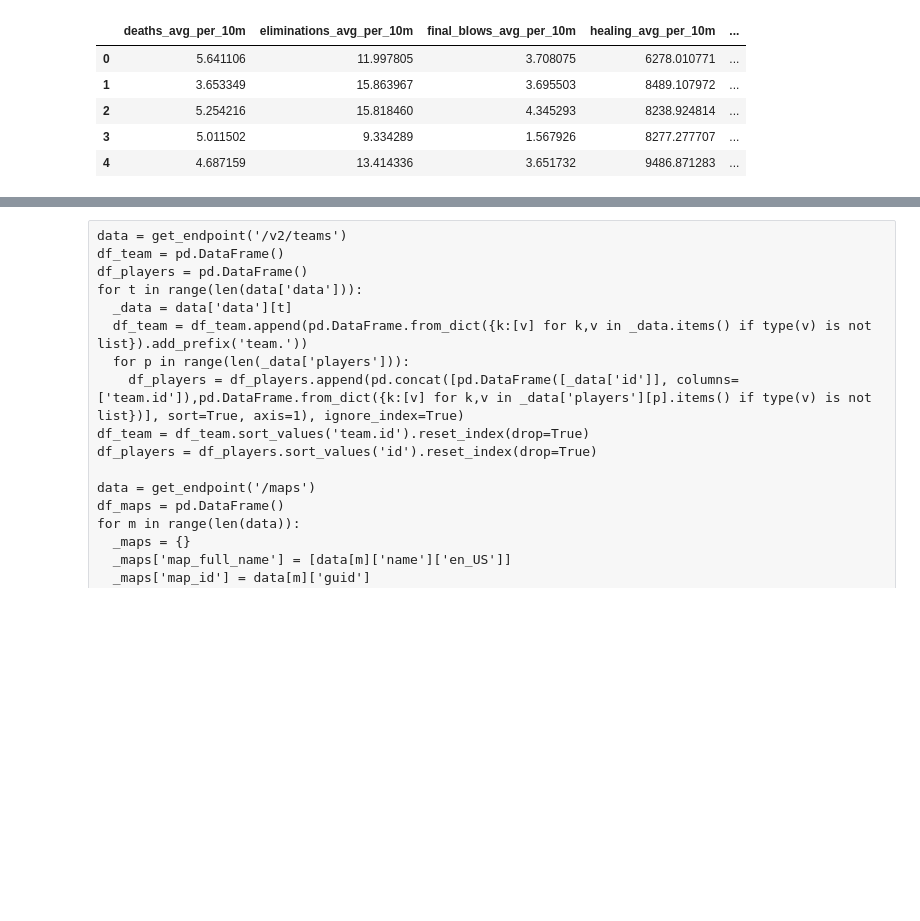
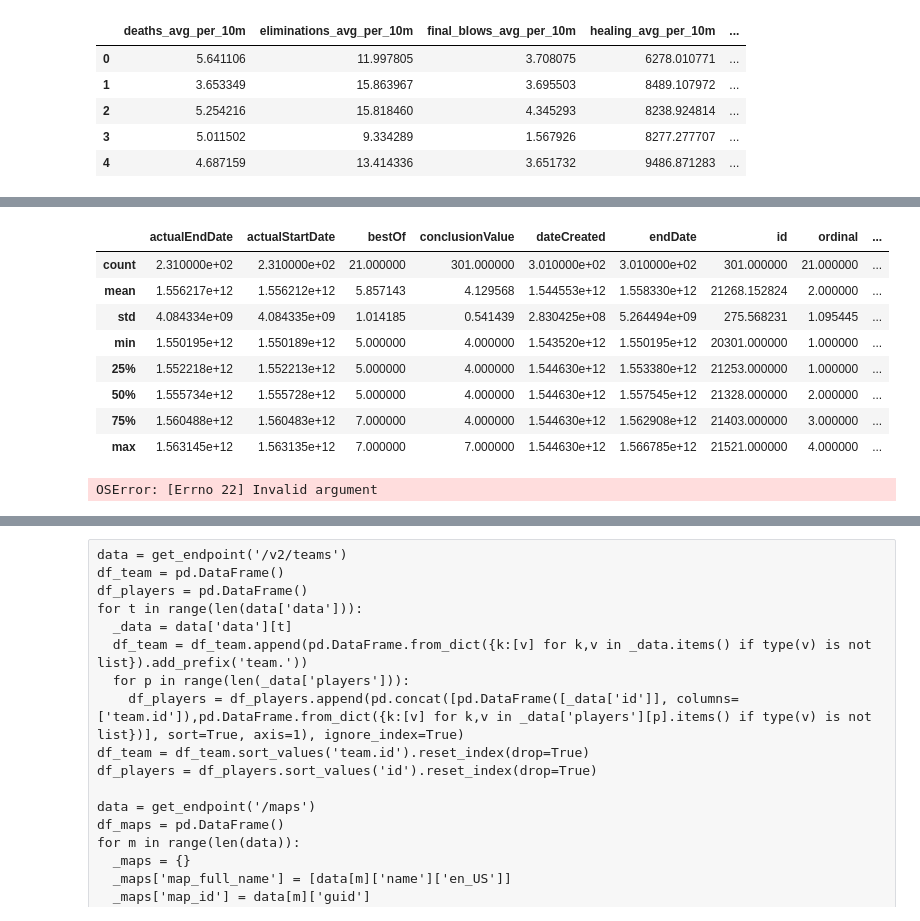
Before and after one commit to ianad/owl-api, a Jupyter notebook: owl_api.ipynb, the cells around one changed output, grey strips where cells are left out. Saved outputs shown, nothing was run; the diff lists cells and outputs as text; code cells hidden in the pictures; blank space fills up the shorter version.

```diff
--- a/owl_api.ipynb
+++ b/owl_api.ipynb
@@ -69,0 +105,16 @@ matches_df.head()
+# %%
+matches_df.describe()
+# %% [output]
+|  | actualEndDate | actualStartDate | bestOf | conclusionValue | dateCreated | endDate | id | ordinal | ... |
+| count | 2.310000e+02 | 2.310000e+02 | 21.000000 | 301.000000 | 3.010000e+02 | 3.010000e+02 | 301.000000 | 21.000000 | ... |
+| mean | 1.556217e+12 | 1.556212e+12 | 5.857143 | 4.129568 | 1.544553e+12 | 1.558330e+12 | 21268.152824 | 2.000000 | ... |
+| std | 4.084334e+09 | 4.084335e+09 | 1.014185 | 0.541439 | 2.830425e+08 | 5.264494e+09 | 275.568231 | 1.095445 | ... |
+| min | 1.550195e+12 | 1.550189e+12 | 5.000000 | 4.000000 | 1.543520e+12 | 1.550195e+12 | 20301.000000 | 1.000000 | ... |
+| 25% | 1.552218e+12 | 1.552213e+12 | 5.000000 | 4.000000 | 1.544630e+12 | 1.553380e+12 | 21253.000000 | 1.000000 | ... |
+| 50% | 1.555734e+12 | 1.555728e+12 | 5.000000 | 4.000000 | 1.544630e+12 | 1.557545e+12 | 21328.000000 | 2.000000 | ... |
+| 75% | 1.560488e+12 | 1.560483e+12 | 7.000000 | 4.000000 | 1.544630e+12 | 1.562908e+12 | 21403.000000 | 3.000000 | ... |
+| max | 1.563145e+12 | 1.563135e+12 | 7.000000 | 7.000000 | 1.544630e+12 | 1.566785e+12 | 21521.000000 | 4.000000 | ... |
+# %%
+datetime.datetime.fromtimestamp(matches_df.actualStartDate[0])
+# %% [output]
+OSError: [Errno 22] Invalid argument
```
Also changed, not shown: parts of 15 cells of this notebook.
